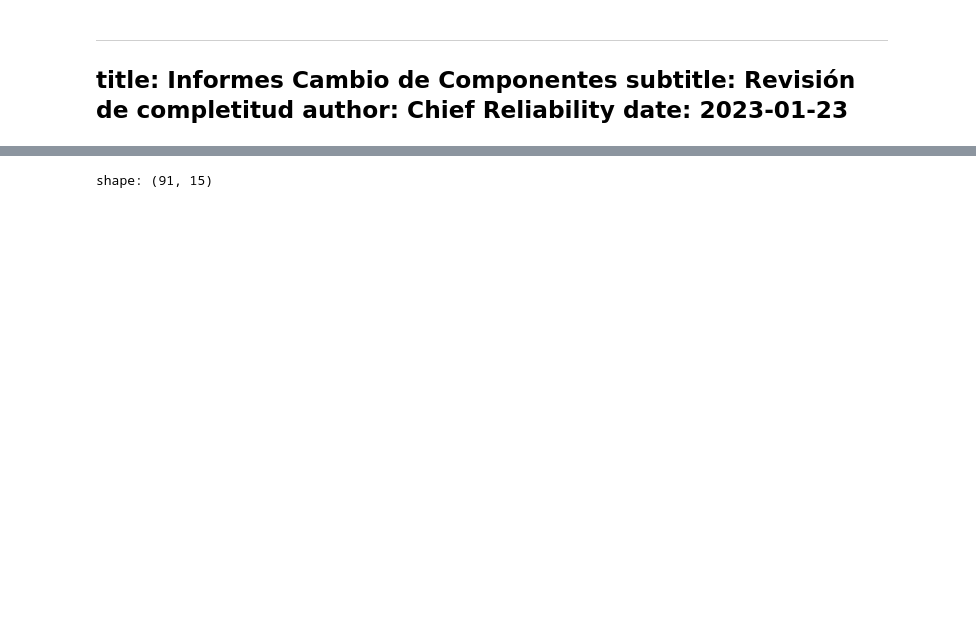
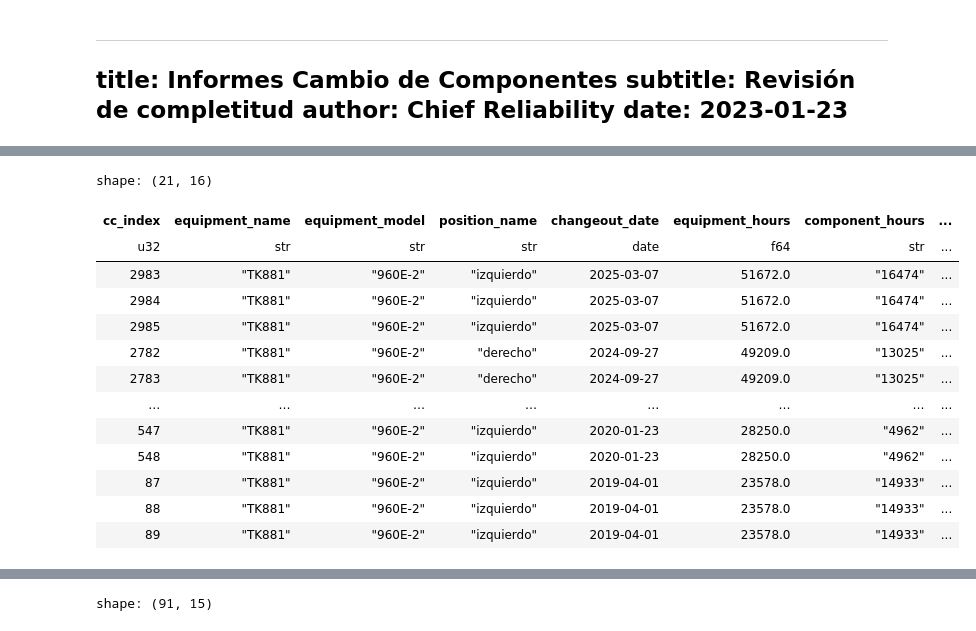
Before and after one commit to cecilvega/kbook, a Jupyter notebook: reliability/icc.ipynb, the cells around one changed output, grey strips where cells are left out. Saved outputs shown, nothing was run; the diff lists cells and outputs as text; code cells hidden in the pictures; blank space fills up the shorter version.

```diff
--- a/reliability/icc.ipynb
+++ b/reliability/icc.ipynb
@@ -165,0 +246,19 @@ weekly_summary_df = generate_weekly_summary(icc_df)
+# %%
+cc_df.filter(pl.col("equipment_name") == "TK881").filter(
+    pl.col("component_name") == "conjunto_masa_suspension"
+).sort("changeout_date", descending=True)
+# %% [output]
+shape: (21, 16)
+| cc_index | equipment_name | equipment_model | position_name | changeout_date | equipment_hours | component_hours | ... |
+| u32 | str | str | str | date | f64 | str | ... |
+| 2983 | "TK881" | "960E-2" | "izquierdo" | 2025-03-07 | 51672.0 | "16474" | ... |
+| 2984 | "TK881" | "960E-2" | "izquierdo" | 2025-03-07 | 51672.0 | "16474" | ... |
+| 2985 | "TK881" | "960E-2" | "izquierdo" | 2025-03-07 | 51672.0 | "16474" | ... |
+| 2782 | "TK881" | "960E-2" | "derecho" | 2024-09-27 | 49209.0 | "13025" | ... |
+| 2783 | "TK881" | "960E-2" | "derecho" | 2024-09-27 | 49209.0 | "13025" | ... |
+| … | … | … | … | … | … | … | ... |
+| 547 | "TK881" | "960E-2" | "izquierdo" | 2020-01-23 | 28250.0 | "4962" | ... |
+| 548 | "TK881" | "960E-2" | "izquierdo" | 2020-01-23 | 28250.0 | "4962" | ... |
+| 87 | "TK881" | "960E-2" | "izquierdo" | 2019-04-01 | 23578.0 | "14933" | ... |
+| 88 | "TK881" | "960E-2" | "izquierdo" | 2019-04-01 | 23578.0 | "14933" | ... |
+| 89 | "TK881" | "960E-2" | "izquierdo" | 2019-04-01 | 23578.0 | "14933" | ... |
```
Also changed, not shown: parts of 9 cells of this notebook, 2 other files.
